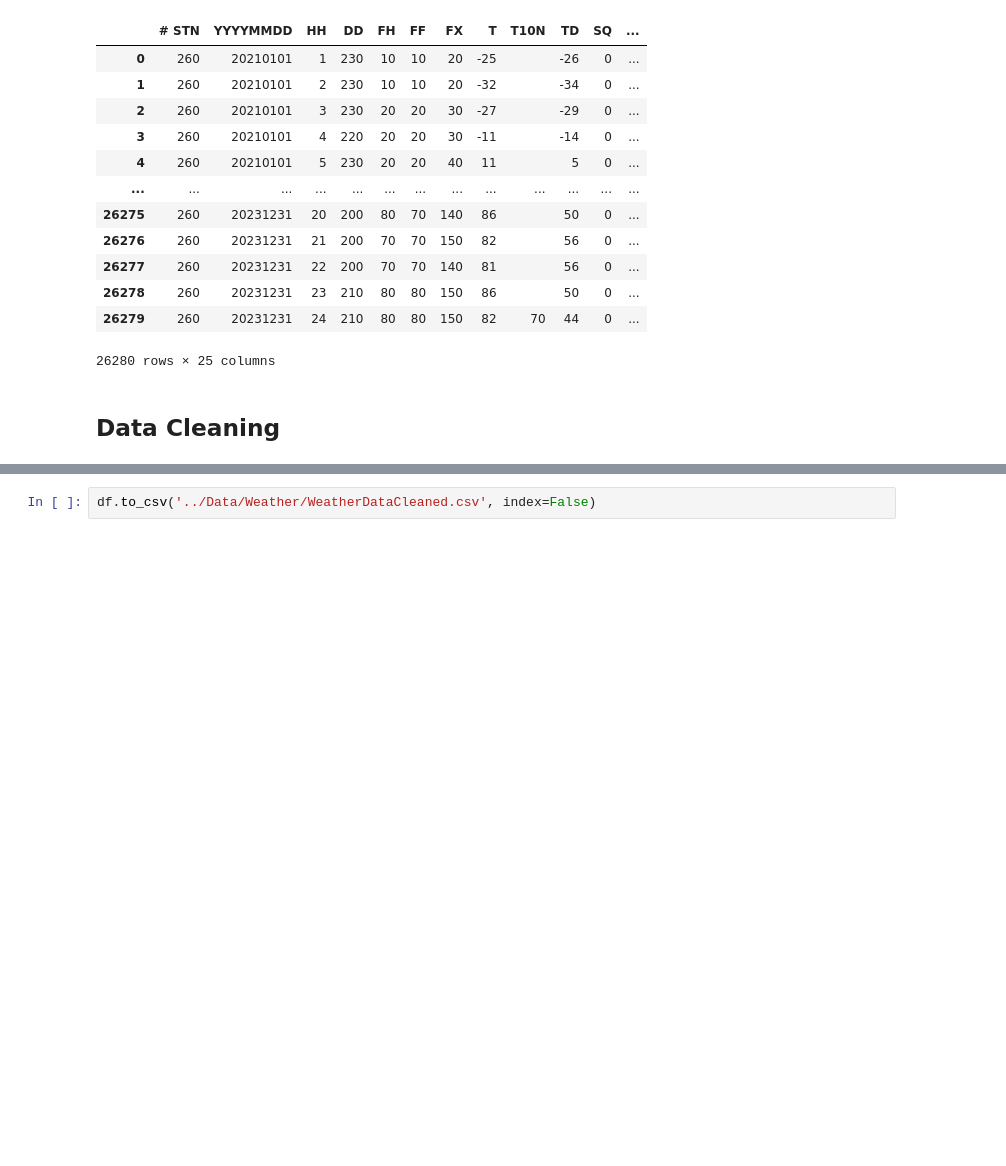
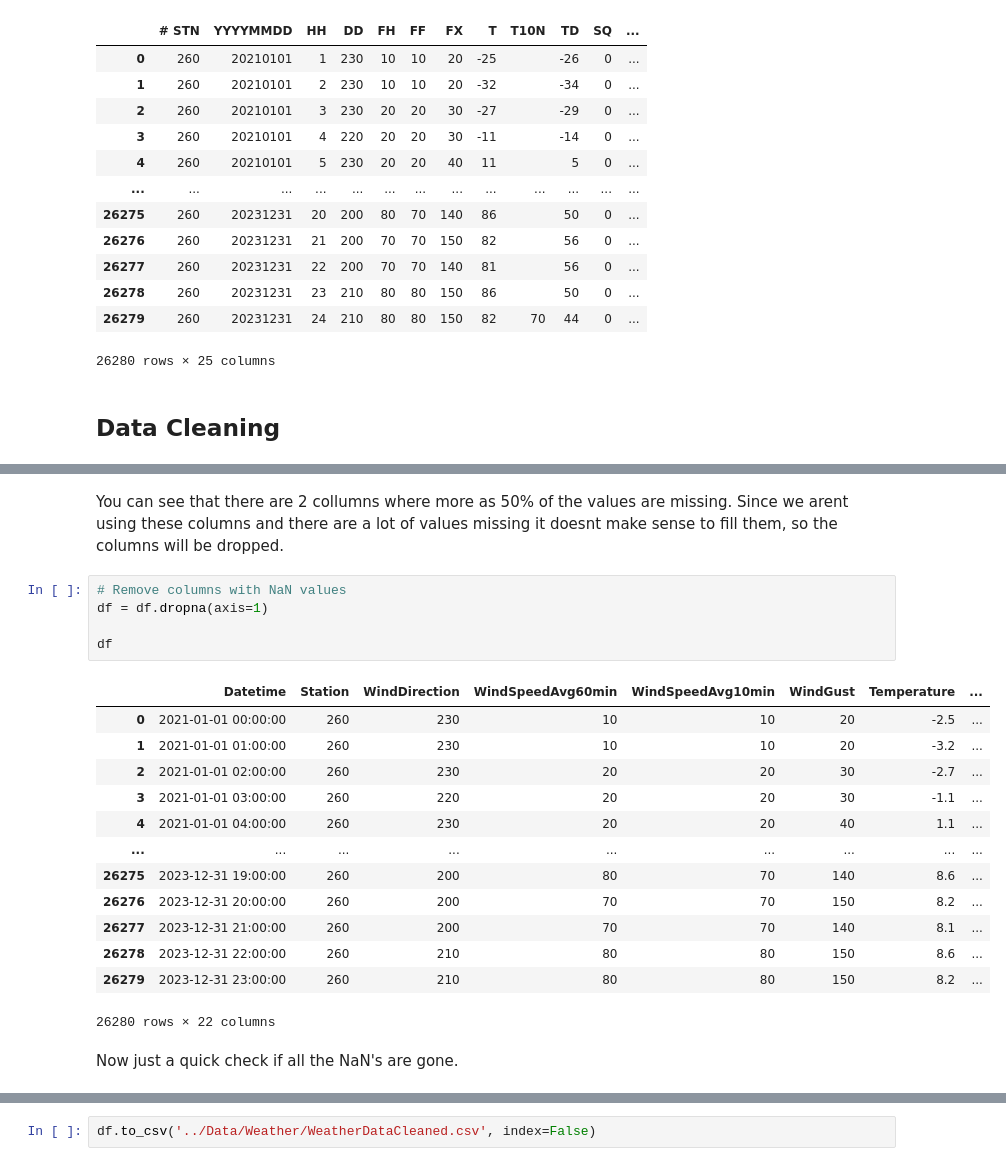
Before and after one commit to estherw66/EnergieOpwek, a Jupyter notebook: data prep/WeatherDataCleaning.ipynb, the cells around one changed output, grey strips where cells are left out. Drawn from its saved outputs; the diff is of its cells as text; blank space fills up the shorter version.

```diff
--- a/data prep/WeatherDataCleaning.ipynb
+++ b/data prep/WeatherDataCleaning.ipynb
@@ -164,3 +208,26 @@ missing_data
 | Snow | 0 | 0.000000 |
 | Thunder | 0 | 0.000000 |
 | IceFormation | 0 | 0.000000 |
+# %% [markdown]
+You can see that there are 2 collumns where more as 50% of the values are missing. Since we arent using these columns and there are a lot of values missing it doesnt make sense to fill them, so the columns will be dropped.
+# %%
+# Remove columns with NaN values
+df = df.dropna(axis=1)
+
+df
+# %% [output]
+|  | Datetime | Station | WindDirection | WindSpeedAvg60min | WindSpeedAvg10min | WindGust | Temperature | ... |
+| 0 | 2021-01-01 00:00:00 | 260 | 230 | 10 | 10 | 20 | -2.5 | ... |
+| 1 | 2021-01-01 01:00:00 | 260 | 230 | 10 | 10 | 20 | -3.2 | ... |
+| 2 | 2021-01-01 02:00:00 | 260 | 230 | 20 | 20 | 30 | -2.7 | ... |
+| 3 | 2021-01-01 03:00:00 | 260 | 220 | 20 | 20 | 30 | -1.1 | ... |
+| 4 | 2021-01-01 04:00:00 | 260 | 230 | 20 | 20 | 40 | 1.1 | ... |
+| ... | ... | ... | ... | ... | ... | ... | ... | ... |
+| 26275 | 2023-12-31 19:00:00 | 260 | 200 | 80 | 70 | 140 | 8.6 | ... |
+| 26276 | 2023-12-31 20:00:00 | 260 | 200 | 70 | 70 | 150 | 8.2 | ... |
+| 26277 | 2023-12-31 21:00:00 | 260 | 200 | 70 | 70 | 140 | 8.1 | ... |
+| 26278 | 2023-12-31 22:00:00 | 260 | 210 | 80 | 80 | 150 | 8.6 | ... |
+| 26279 | 2023-12-31 23:00:00 | 260 | 210 | 80 | 80 | 150 | 8.2 | ... |
+26280 rows × 22 columns
+# %% [markdown]
+Now just a quick check if all the NaN's are gone.
```
Also changed, not shown: parts of 19 cells of this notebook, 1 other file.
